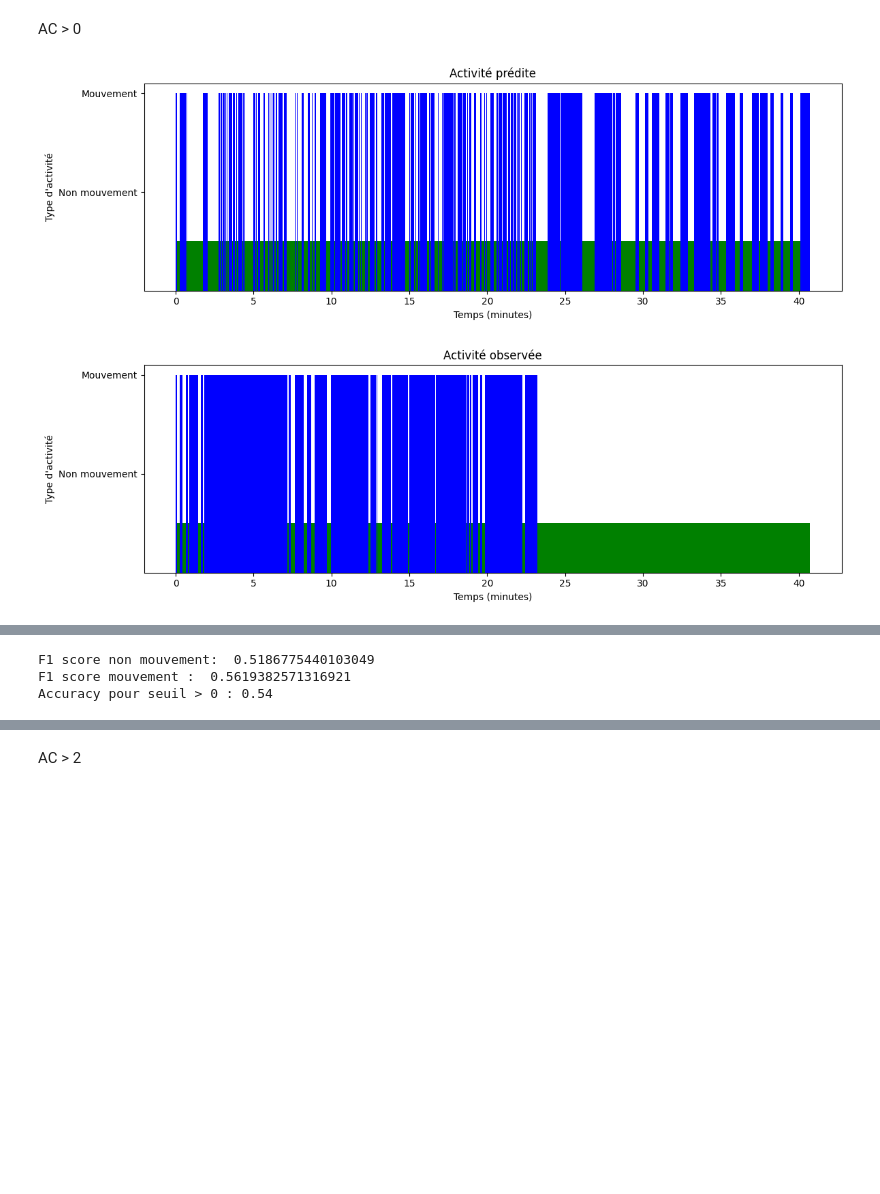
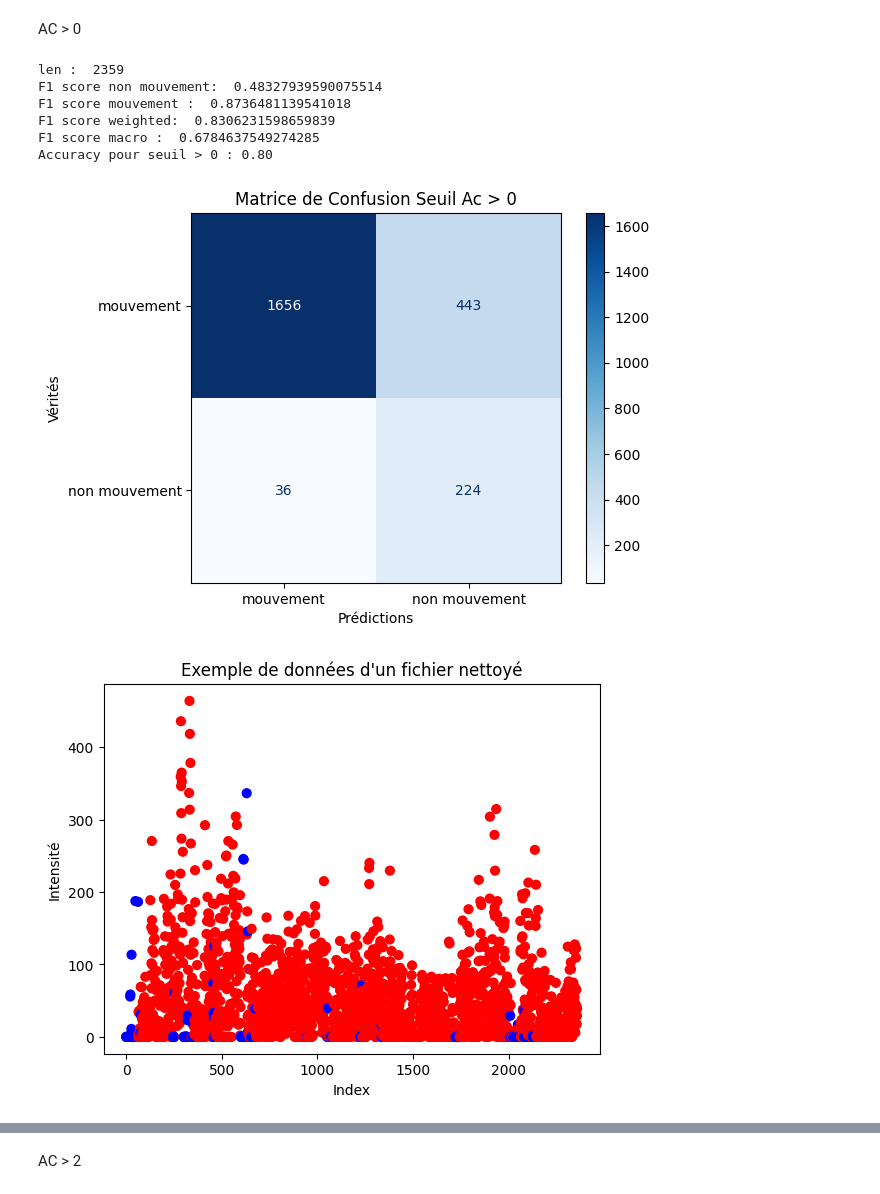
Before and after one commit to RomaneG45/Classification, a Jupyter notebook: All_method.ipynb, the cells around one changed output, grey strips where cells are left out. Saved outputs shown, nothing was run; the diff lists cells and outputs as text; code cells hidden in the pictures; blank space fills up the shorter version.

```diff
--- a/All_method.ipynb
+++ b/All_method.ipynb
@@ -222,6 +232,8 @@ for idx_member in range(2):
     X_flat = np.vstack(X_clean)  # (n_total_samples, n_features)
     Y_flat = np.hstack(Y_clean)  # (n_total_samples,)
 
+    balanced_X_members.append(X_flat)
+    balanced_Y_members.append(Y_flat)
     # Sans nettoyage
     #X_flat = np.vstack(X_array)  # (n_total_samples, n_features)
     #Y_flat = np.hstack(Y_array)
@@ -239,11 +251,11 @@ for idx_member in range(2):
     #X_balanced, Y_balanced = ADASYN().fit_resample(X_flat, Y_flat)
 
     # Enregistrer les valeurs
-    #balanced_X_members.append(X_balanced) # balanced_X_members.append(X_flat) #
-    #balanced_Y_members.append(Y_balanced) # balanced_Y_members.append(Y_flat) #
+    #balanced_X_members.append(X_flat) #balanced_X_members.append(X_balanced) #
+    #balanced_Y_members.append(Y_flat) # balanced_Y_members.append(Y_balanced) #
 
 
-    # Vérifier que les classes sont bien équilibrées
+    #Vérifier que les classes sont bien équilibrées
     #print(sorted(Counter(Y_balanced).items()))
 
     """# ------------------------------------------- Vérité --------------------------------------
@@ -257,6 +269,7 @@ for idx_member in range(2):
     plt.ylabel("Intensité")
     plt.show()
     """
+    """
     # Création d'un mapping de couleur pour chaque label
     label_to_color = {'mouvement': 'red', 'non mouvement': 'blue'}
     colors = [label_to_color[y] for y in Y_flat]
@@ -265,5 +278,10 @@ for idx_member in range(2):
     plt.title("Vérité non équilibrée pour seuil AC > 0")
     plt.xlabel("Index")
     plt.ylabel("Intensité")
-    plt.show()
+    plt.show()"""
+
+print(len(balanced_X_members))
+print(len(balanced_X_members))
+#print(len(balanced_Y_members))
+print(balanced_Y_members)
 # %% [output]
@@ -276,6 +297,7 @@ for idx_members in range(2):
     #On a X_dom et Y_dom : construire un Y_pred et le comparer à Y_dom
     Y_pred_0 = []
 
+    print("len : ", len(balanced_X_members[idx_members]))
     for idx_data in range(0,len(balanced_X_members[idx_members])):
         seuil = balanced_X_members[idx_members][idx_data]
         if seuil > 0 :
@@ -285,6 +307,32 @@ for idx_members in range(2):
         else:
             Y_pred_0.append(None)
 
+    # ------------------------------------------- Evaluate the model ---------------------------------------
+    # F1 score
+    f1score_mouvement = f1_score(balanced_Y_members[idx_members], Y_pred_0, labels = ["non mouvement","mouvement"], pos_label = "mouvement", average = "binary")
+    f1score_non_mouvement = f1_score(balanced_Y_members[idx_members], Y_pred_0, labels = ["non mouvement","mouvement"], pos_label = "non mouvement", average = "binary")
+    f1score_weighted = f1_score(balanced_Y_members[idx_members], Y_pred_0, labels = ["non mouvement","mouvement"], average = "weighted")
+    f1score_macro = f1_score(balanced_Y_members[idx_members], Y_pred_0, labels = ["non mouvement","mouvement"], average = "macro")
+
+    print("F1 score non mouvement: ", f1score_non_mouvement)
+    print("F1 score mouvement : ", f1score_mouvement)
+    print("F1 score weighted: ", f1score_weighted)
+    print("F1 score macro : ", f1score_macro)
+
+    # Accuracy
+    accuracy = accuracy_score(balanced_Y_members[idx_members], Y_pred_0)
+    print(f"Accuracy pour seuil > 0 : {accuracy:.2f}")
+    cm_75 = confusion_matrix(balanced_Y_members[idx_members], Y_pred_0)
+
+    # Afficher la matrice de confusion
+    disp = ConfusionMatrixDisplay(confusion_matrix=cm_75, display_labels= ["mouvement", "non mouvement"])
+    disp.plot(cmap="Blues")
+    disp.ax_.set_title("Matrice de Confusion Seuil Ac > 0")
+    disp.ax_.set_xlabel("Prédictions")
+    disp.ax_.set_ylabel("Vérités")
+    plt.show()
+
+    """
     # -------------------------------------------- Graphique Mindmaze -------------------------------------
     x_vals = []
     heights = []
@@ -336,54 +384,40 @@ for idx_members in range(2):
     plt.xlabel("Temps (minutes)")
     plt.ylabel("Type d'activité")
     plt.title("Activité observée")
     plt.yticks([0.5, 1], ["Non mouvement", "Mouvement"])
     plt.tight_layout()
     plt.show()
 
-
+    """
     # -------------------------------------------- Vérité -------------------------------------
 
     colors = []
     # Crée un mapping de couleur pour chaque label
     label_to_color = {'mouvement': 'red', 'non mouvement': 'blue'}
     colors = [label_to_color[y] for y in balanced_Y_members[idx_members]]
     # Affichage : index en abscisse, intensité en ordonnée
     plt.scatter(range(len(balanced_X_members[idx_members])), balanced_X_members[idx_members], c=colors, s=40)
-    plt.title("Vérité pour seuil AC > 0 ")
+    plt.title("Exemple de données d'un fichier nettoyé") # pour seuil AC > 0 ")
     plt.xlabel("Index")
     plt.ylabel("Intensité")
     plt.show()
     # -------------------------------------------- Prédictions -------------------------------------
     colors = []
     # Crée un mapping de couleur pour chaque label
     label_to_color = {'mouvement': 'red', 'non mouvement': 'blue'}
     colors = [label_to_color[y] for y in Y_pred_0]
     # Affichage : index en abscisse, intensité en ordonnée
     plt.scatter(range(len(balanced_X_members[idx_members])), balanced_X_members[idx_members], c=colors, s=40)
     plt.title("Prédictions pour seuil AC > 0 ")
     plt.xlabel("Index")
     plt.ylabel("Intensité")
     plt.show()
-
-    # ------------------------------------------- Evaluate the model ---------------------------------------
-    # F1 score
-    f1score_mouvement = f1_score(balanced_Y_members[idx_members], Y_pred_0, labels = ["non mouvement","mouvement"], pos_label = "mouvement")
-    f1score_non_mouvement = f1_score(balanced_Y_members[idx_members], Y_pred_0, labels = ["non mouvement","mouvement"], pos_label = "non mouvement")
-    print("F1 score non mouvement: ", f1score_non_mouvement)
-    print("F1 score mouvement : ", f1score_mouvement)
-
-    # Accuracy
-    accuracy = accuracy_score(balanced_Y_members[idx_members], Y_pred_0)
-    print(f"Accuracy pour seuil > 0 : {accuracy:.2f}")
-    cm_75 = confusion_matrix(balanced_Y_members[idx_members], Y_pred_0)
-
-    # Afficher la matrice de confusion
-    disp = ConfusionMatrixDisplay(confusion_matrix=cm_75, display_labels= ["mouvement", "non mouvement"])
-    disp.plot(cmap="Blues")
-    disp.ax_.set_title("Matrice de Confusion Seuil Ac > 0")
-    disp.ax_.set_xlabel("Prédictions")
-    disp.ax_.set_ylabel("Vérités")
-    plt.show()
 # %% [output]
+len :  2359
+F1 score non mouvement:  0.48327939590075514
+F1 score mouvement :  0.8736481139541018
+F1 score weighted:  0.8306231598659839
+F1 score macro :  0.6784637549274285
+Accuracy pour seuil > 0 : 0.80
-[figure, old version]
+[figure, new version]
-[figure, old version]
+[figure, new version]
@@ -392,3 +431,0 @@ for idx_members in range(2):
-F1 score non mouvement:  0.5186775440103049
-F1 score mouvement :  0.5619382571316921
-Accuracy pour seuil > 0 : 0.54
```
Also changed, not shown: parts of 8 cells of this notebook, 29 other files.
